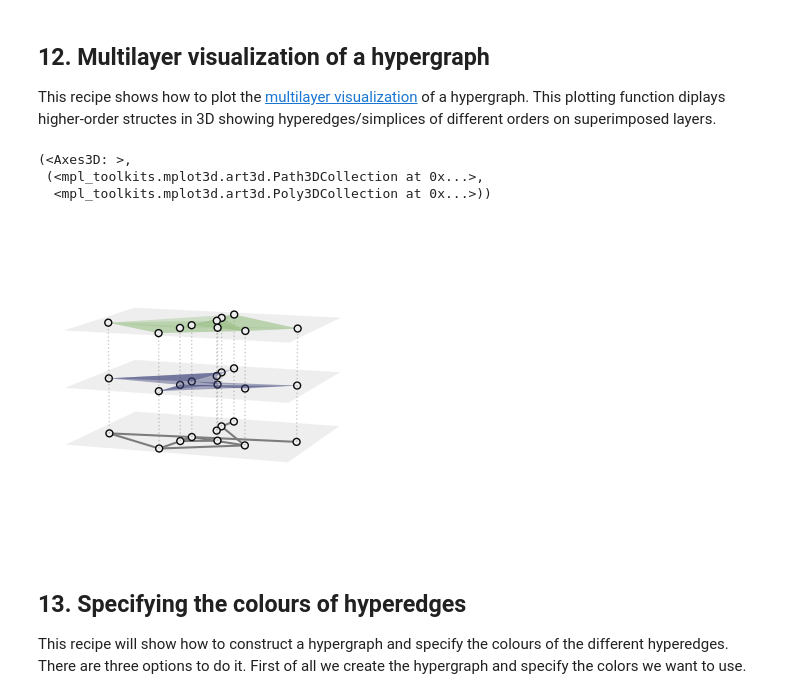
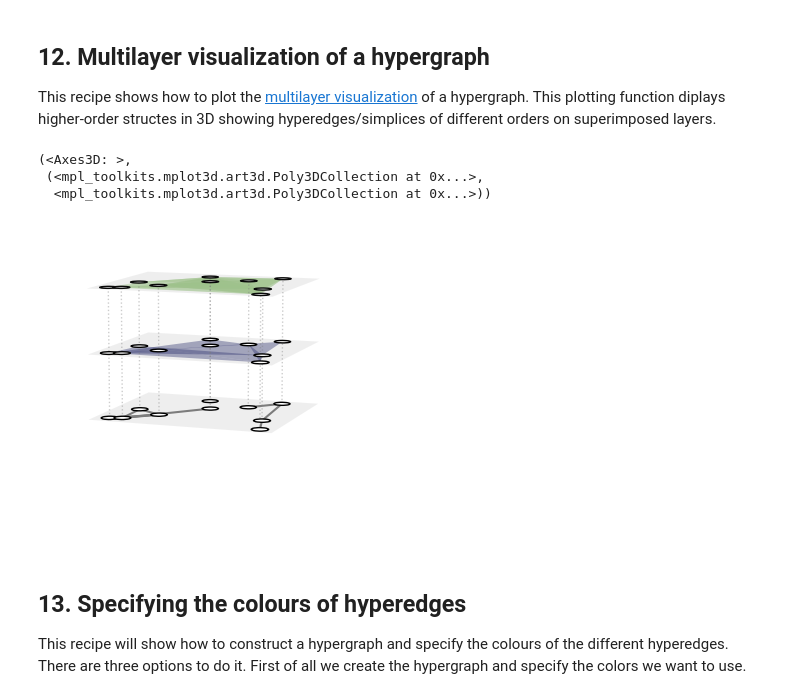
Before and after one commit to xgi-org/xgi, a Jupyter notebook: tutorials/recipes/recipes.ipynb, the cells around one changed output. Cells and saved outputs as stored; diff of their text form; code cells hidden in the pictures.

```diff
--- a/tutorials/recipes/recipes.ipynb
+++ b/tutorials/recipes/recipes.ipynb
@@ -233,17 +233,17 @@ This recipe shows how to plot the [multilayer visualization](https://xgi.readthe
 # %%
 import matplotlib.pyplot as plt
 
 import xgi
 
-H = xgi.random_hypergraph(n=10, ps=[0.2, 0.05, 0.05], seed=1)
+H = xgi.fast_random_hypergraph(n=10, ps=[0.2, 0.05, 0.05], seed=1)
 
 _, ax = plt.subplots(figsize=(4, 4), subplot_kw={"projection": "3d"})
 xgi.draw_multilayer(H, ax=ax)
 # %% [output]
 (<Axes3D: >,
- (<mpl_toolkits.mplot3d.art3d.Path3DCollection at 0x...>,
+ (<mpl_toolkits.mplot3d.art3d.Poly3DCollection at 0x...>,
   <mpl_toolkits.mplot3d.art3d.Poly3DCollection at 0x...>))
-[figure, old version]
+[figure, new version]
 # %% [markdown]
 ## 13. Specifying the colours of hyperedges
 This recipe will show how to construct a hypergraph and specify the colours of the different hyperedges. There are three options to do it.
```
Also changed, not shown: parts of 13 cells of this notebook, 4 other files.
